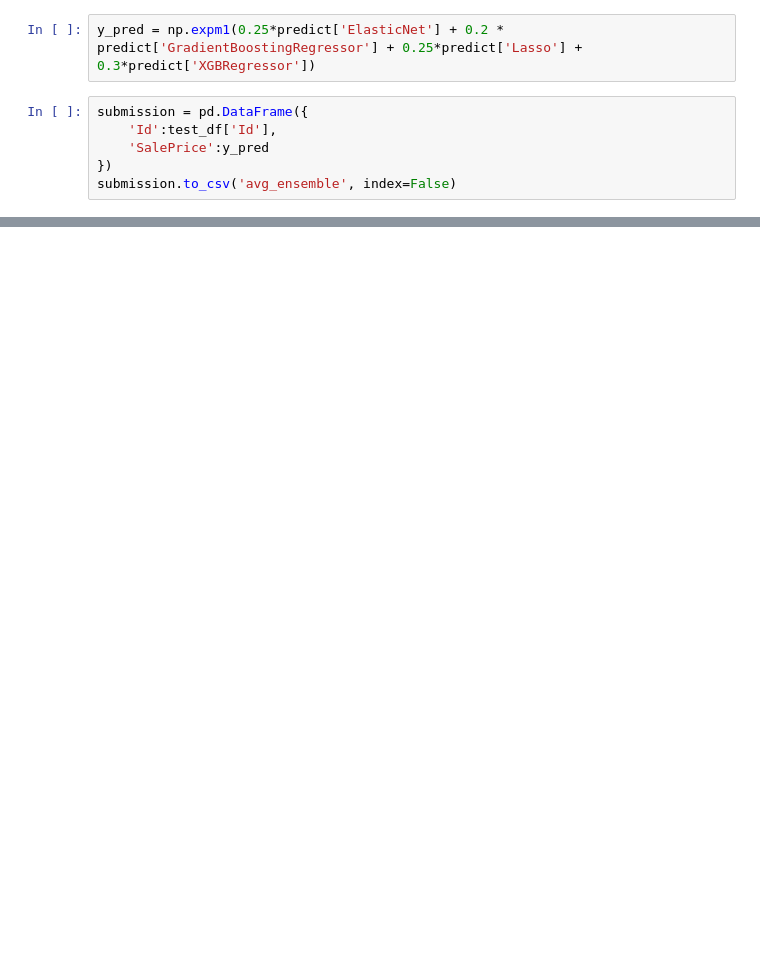
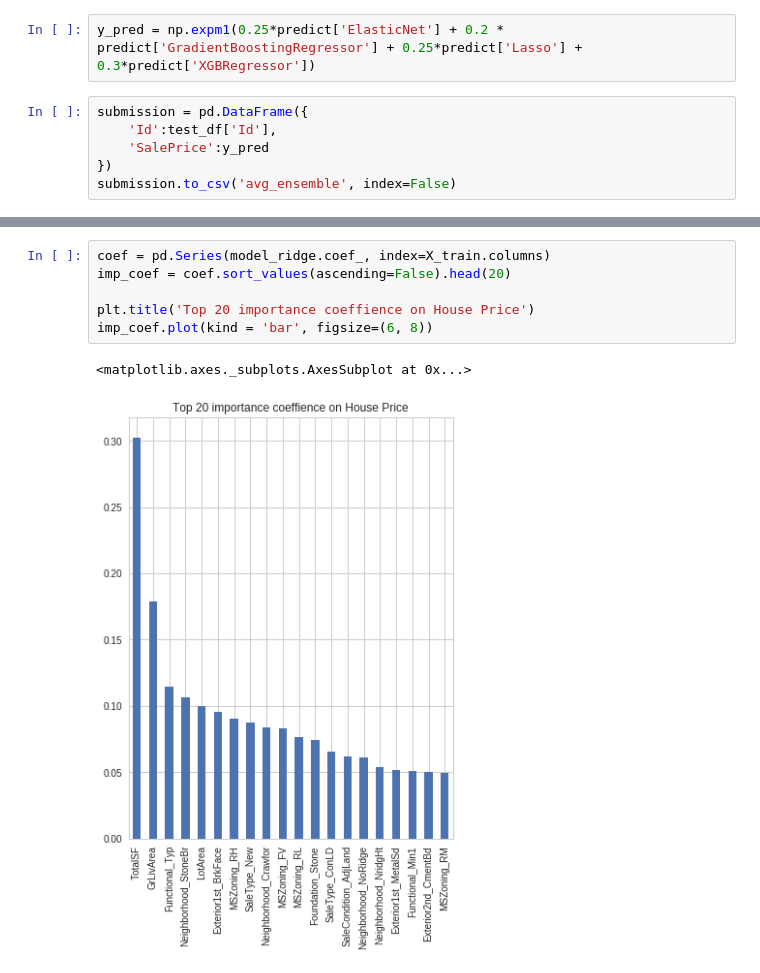
Before and after one commit to yhc1/House_Price, a Jupyter notebook: House_Price_Prediction.ipynb, the cells around one changed output, grey strips where cells are left out. Drawn from its saved outputs; the diff is of its cells as text; blank space fills up the shorter version.

```diff
--- a/House_Price_Prediction.ipynb
+++ b/House_Price_Prediction.ipynb
@@ -397,0 +425,9 @@ submission.to_csv('avg_ensemble', index=False)
+# %%
+coef = pd.Series(model_ridge.coef_, index=X_train.columns)
+imp_coef = coef.sort_values(ascending=False).head(20)
+
+plt.title('Top 20 importance coeffience on House Price')
+imp_coef.plot(kind = 'bar', figsize=(6, 8))
+# %% [output]
+<matplotlib.axes._subplots.AxesSubplot at 0x...>
+[figure, added]
```
Also changed, not shown: parts of 14 cells of this notebook.
